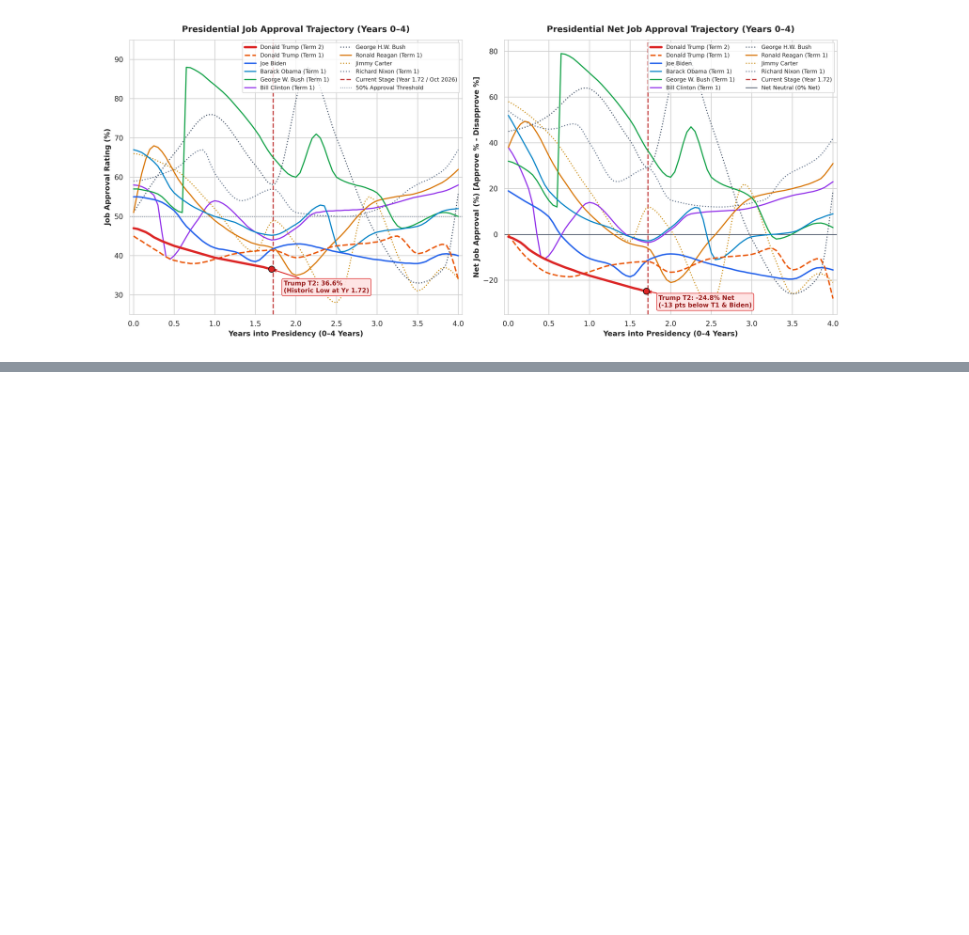
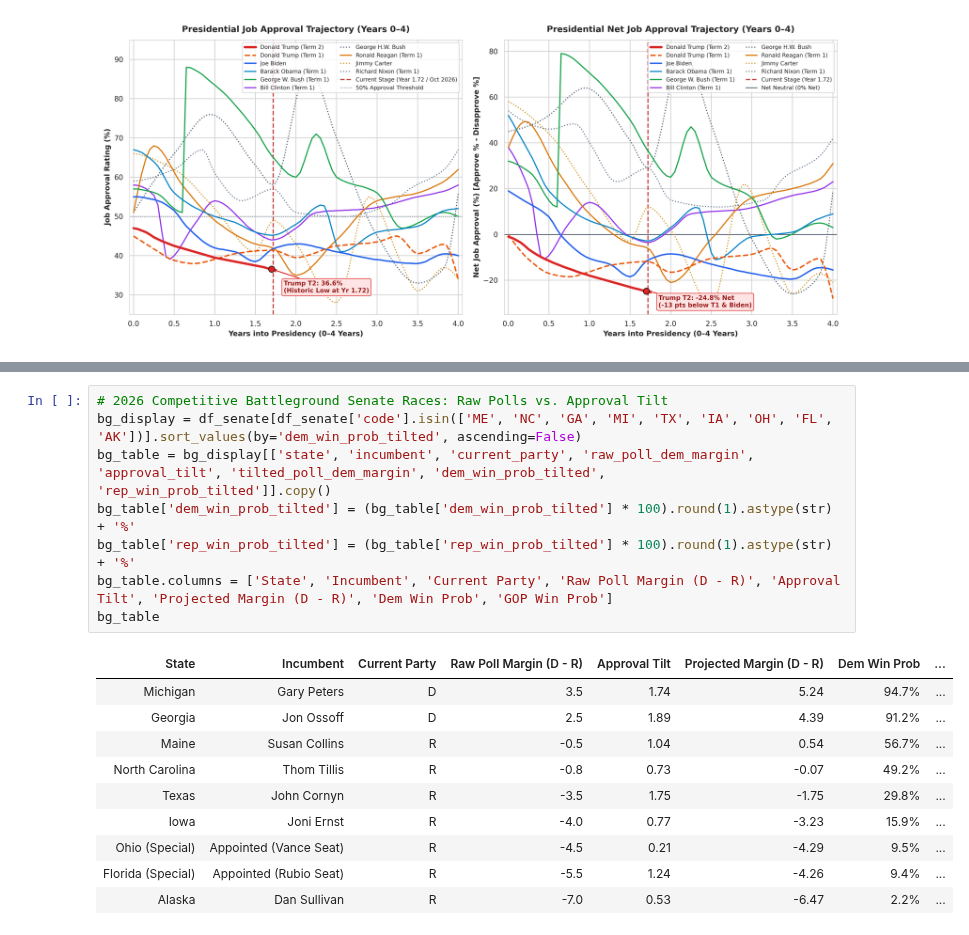
Before and after one commit to tboats/election-predictions-and-approval-ratings, a Jupyter notebook: trump_approval_analysis.ipynb, the cells around one changed output, grey strips where cells are left out. Saved outputs shown, nothing was run; the diff lists cells and outputs as text; blank space fills up the shorter version.

Commit message:
Add 2026 Senate midterm forecasting model, presidential approval tilt analysis, and Monte Carlo confidence bands

```diff
--- a/trump_approval_analysis.ipynb
+++ b/trump_approval_analysis.ipynb
@@ -426,0 +429,19 @@ plt.show()
+# %%
+# 2026 Competitive Battleground Senate Races: Raw Polls vs. Approval Tilt
+bg_display = df_senate[df_senate['code'].isin(['ME', 'NC', 'GA', 'MI', 'TX', 'IA', 'OH', 'FL', 'AK'])].sort_values(by='dem_win_prob_tilted', ascending=False)
+bg_table = bg_display[['state', 'incumbent', 'current_party', 'raw_poll_dem_margin', 'approval_tilt', 'tilted_poll_dem_margin', 'dem_win_prob_tilted', 'rep_win_prob_tilted']].copy()
+bg_table['dem_win_prob_tilted'] = (bg_table['dem_win_prob_tilted'] * 100).round(1).astype(str) + '%'
+bg_table['rep_win_prob_tilted'] = (bg_table['rep_win_prob_tilted'] * 100).round(1).astype(str) + '%'
+bg_table.columns = ['State', 'Incumbent', 'Current Party', 'Raw Poll Margin (D - R)', 'Approval Tilt', 'Projected Margin (D - R)', 'Dem Win Prob', 'GOP Win Prob']
+bg_table
+# %% [output]
+| State | Incumbent | Current Party | Raw Poll Margin (D - R) | Approval Tilt | Projected Margin (D - R) | Dem Win Prob | ... |
+| Michigan | Gary Peters | D | 3.5 | 1.74 | 5.24 | 94.7% | ... |
+| Georgia | Jon Ossoff | D | 2.5 | 1.89 | 4.39 | 91.2% | ... |
+| Maine | Susan Collins | R | -0.5 | 1.04 | 0.54 | 56.7% | ... |
+| North Carolina | Thom Tillis | R | -0.8 | 0.73 | -0.07 | 49.2% | ... |
+| Texas | John Cornyn | R | -3.5 | 1.75 | -1.75 | 29.8% | ... |
+| Iowa | Joni Ernst | R | -4.0 | 0.77 | -3.23 | 15.9% | ... |
+| Ohio (Special) | Appointed (Vance Seat) | R | -4.5 | 0.21 | -4.29 | 9.5% | ... |
+| Florida (Special) | Appointed (Rubio Seat) | R | -5.5 | 1.24 | -4.26 | 9.4% | ... |
+| Alaska | Dan Sullivan | R | -7.0 | 0.53 | -6.47 | 2.2% | ... |
```
Also changed, not shown: parts of 5 cells of this notebook, 9 other files.
